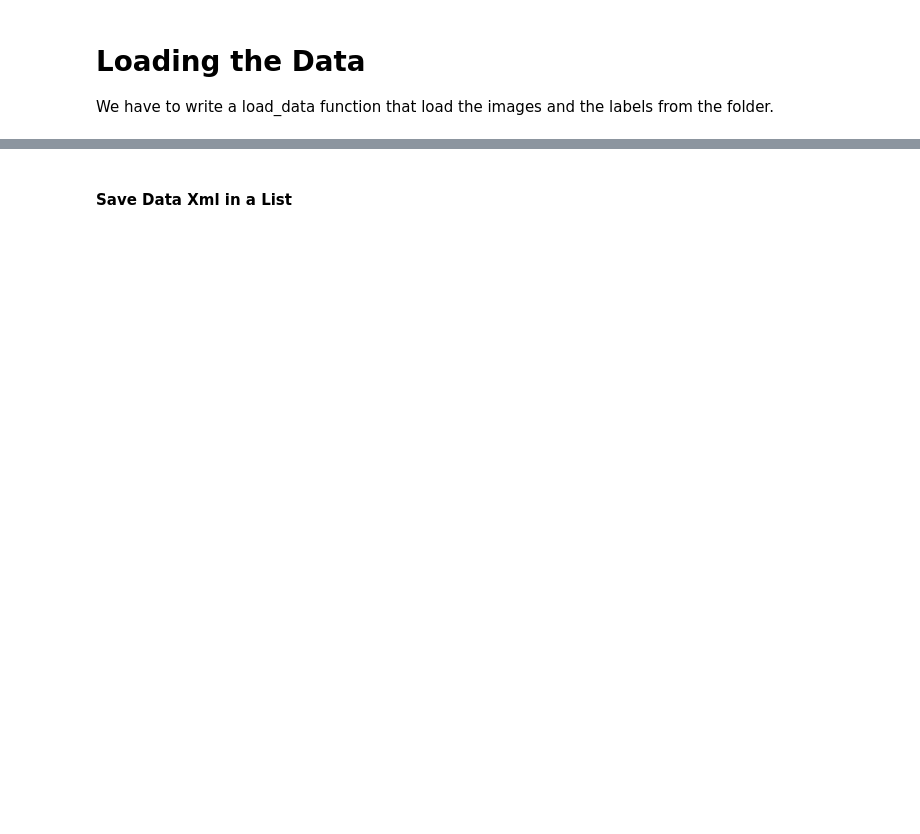
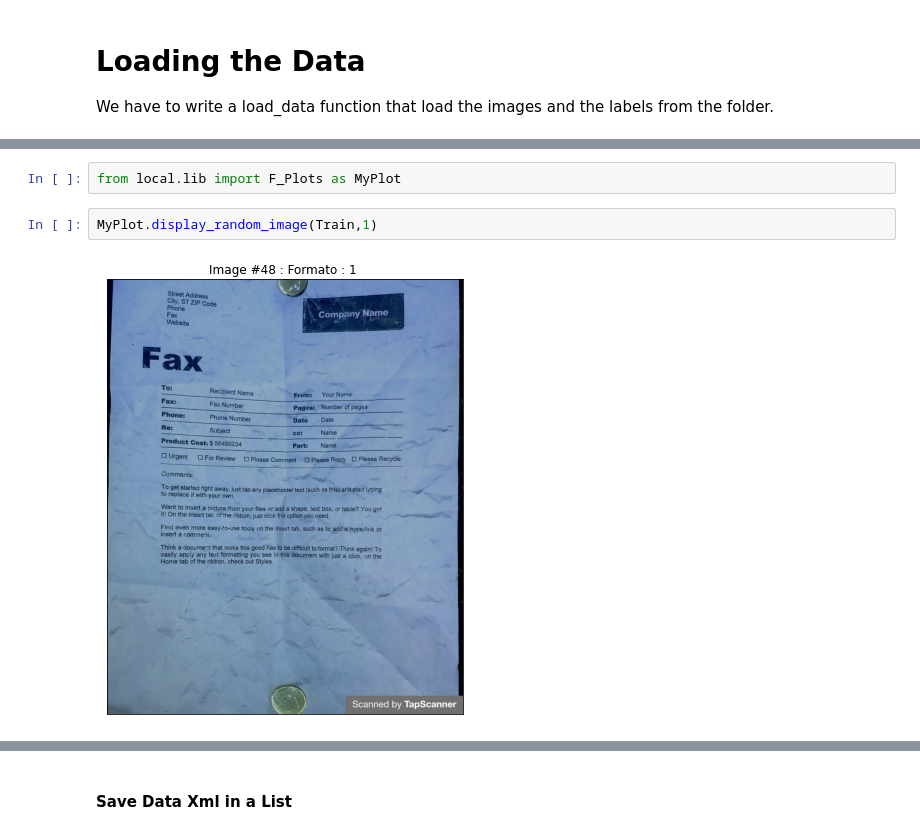
Before and after one commit to NILodio/EACD-MONOGRAFIA, a Jupyter notebook: 00_main.ipynb, the cells around one changed output, grey strips where cells are left out. Cells and saved outputs as stored; diff of their text form; blank space fills up the shorter version.

```diff
--- a/00_main.ipynb
+++ b/00_main.ipynb
@@ -68,0 +85,6 @@ def read_content(xml_file: str):
+# %%
+from local.lib import F_Plots as MyPlot
+# %%
+MyPlot.display_random_image(Train,1)
+# %% [output]
+[figure, added]
```
Also changed, not shown: parts of 21 cells of this notebook, 3 other files.
